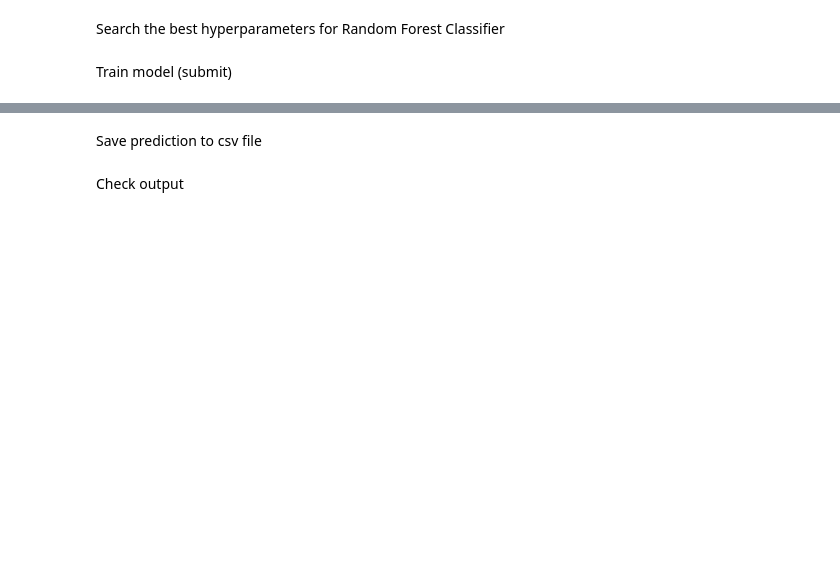
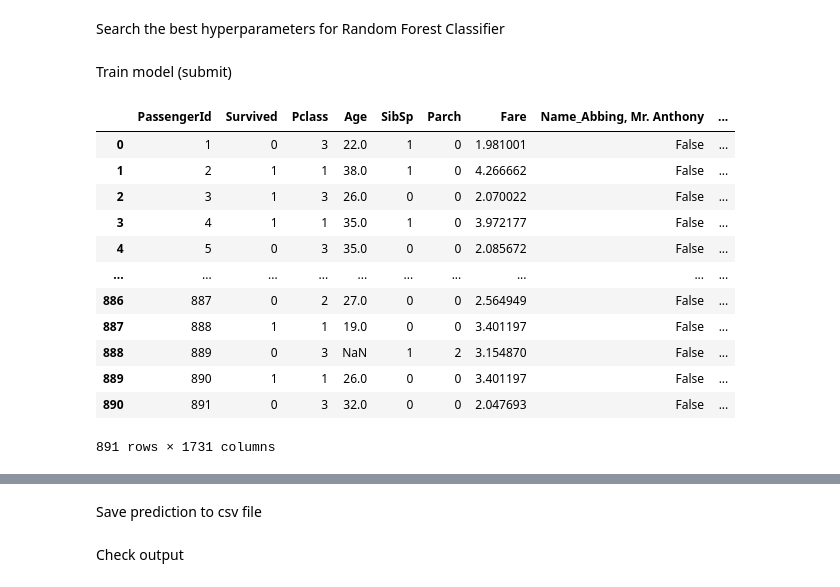
Before and after one commit to Szymqn/KaggleCompetitions, a Jupyter notebook: Titanic - Machine Learning from Disaster/exaple_model.ipynb, the cells around one changed output, grey strips where cells are left out. Cells and saved outputs as stored; diff of their text form; code cells hidden in the pictures; blank space fills up the shorter version.

```diff
--- a/Titanic - Machine Learning from Disaster/exaple_model.ipynb
+++ b/Titanic - Machine Learning from Disaster/exaple_model.ipynb
@@ -172,19 +195,0 @@ train_data['Embarked'] = train_data['Embarked'].fillna('S')
-# %%
-from sklearn.preprocessing import OneHotEncoder
-
-# Convert categorical data (Sex and Embarked) one-hot-encoding
-object_cols = ['Sex', 'Embarked']
-new_cols_name = ['female', 'male', 'C', 'Q', 'S']
-
-OH_encoder = OneHotEncoder(handle_unknown='ignore', sparse_output=False)
-OH_cols_train = pd.DataFrame(OH_encoder.fit_transform(train_data[object_cols]))
-OH_cols_valid = pd.DataFrame(OH_encoder.transform(test_data[object_cols]))
-
-OH_cols_train.columns = new_cols_name
-OH_cols_valid.columns = new_cols_name
-
-num_X_train = train_data.drop(object_cols, axis=1)
-num_X_valid = test_data.drop(object_cols, axis=1)
-
-train_data = pd.concat([num_X_train, OH_cols_train], axis=1)
-test_data = pd.concat([num_X_valid, OH_cols_valid], axis=1)
@@ -312,17 +219,24 @@ Train model (submit)
 # %%
 y = train_data["Survived"]
 features = ["Pclass", "SibSp", "Parch"]
 
 # X = pd.get_dummies(train_data[features])
 # X_test = pd.get_dummies(test_data[features])
 X = pd.get_dummies(train_data)
 X_test = pd.get_dummies(test_data)
 
-rf = RandomForestClassifier(max_depth=3, min_samples_leaf=20, n_estimators=10, n_jobs=-1, random_state=0)
-rf.fit(X, y)
-predictions = rf.predict(X_test)
-
-output = pd.DataFrame({'PassengerId': test_data.PassengerId, 'Survived': predictions})
-output.to_csv('submission.csv', index=False)
-
-print("Your submission was successfully saved!")
+X
+# %% [output]
+|  | PassengerId | Survived | Pclass | Age | SibSp | Parch | Fare | Name_Abbing, Mr. Anthony | ... |
+| 0 | 1 | 0 | 3 | 22.0 | 1 | 0 | 1.981001 | False | ... |
+| 1 | 2 | 1 | 1 | 38.0 | 1 | 0 | 4.266662 | False | ... |
+| 2 | 3 | 1 | 3 | 26.0 | 0 | 0 | 2.070022 | False | ... |
+| 3 | 4 | 1 | 1 | 35.0 | 1 | 0 | 3.972177 | False | ... |
+| 4 | 5 | 0 | 3 | 35.0 | 0 | 0 | 2.085672 | False | ... |
+| ... | ... | ... | ... | ... | ... | ... | ... | ... | ... |
+| 886 | 887 | 0 | 2 | 27.0 | 0 | 0 | 2.564949 | False | ... |
+| 887 | 888 | 1 | 1 | 19.0 | 0 | 0 | 3.401197 | False | ... |
+| 888 | 889 | 0 | 3 | NaN | 1 | 2 | 3.154870 | False | ... |
+| 889 | 890 | 1 | 1 | 26.0 | 0 | 0 | 3.401197 | False | ... |
+| 890 | 891 | 0 | 3 | 32.0 | 0 | 0 | 2.047693 | False | ... |
+891 rows × 1731 columns
```
Also changed, not shown: parts of 24 cells of this notebook, 3 other files.
